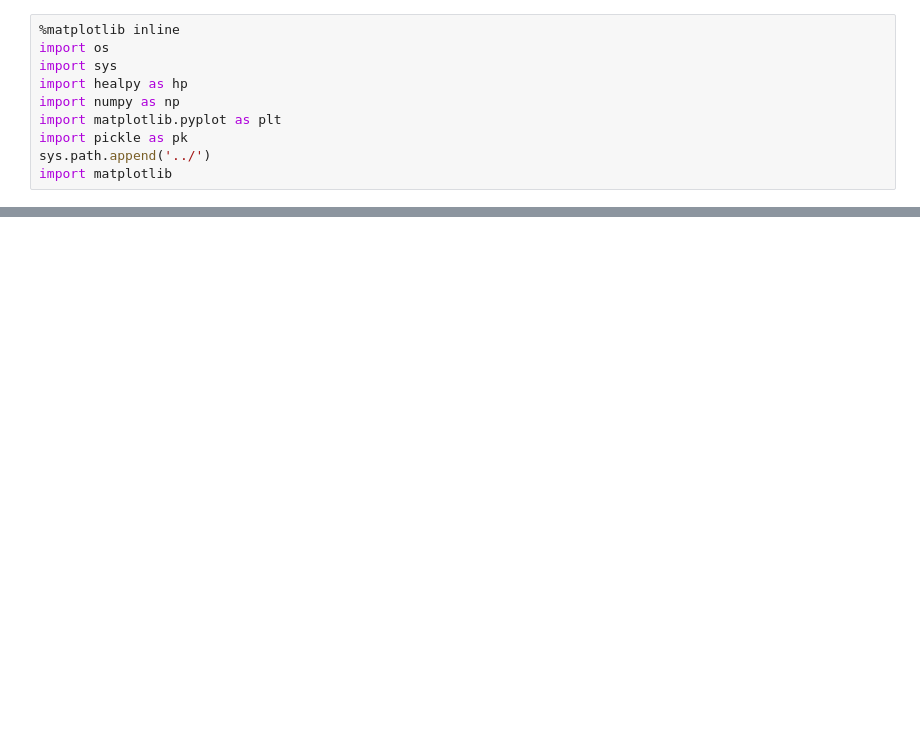
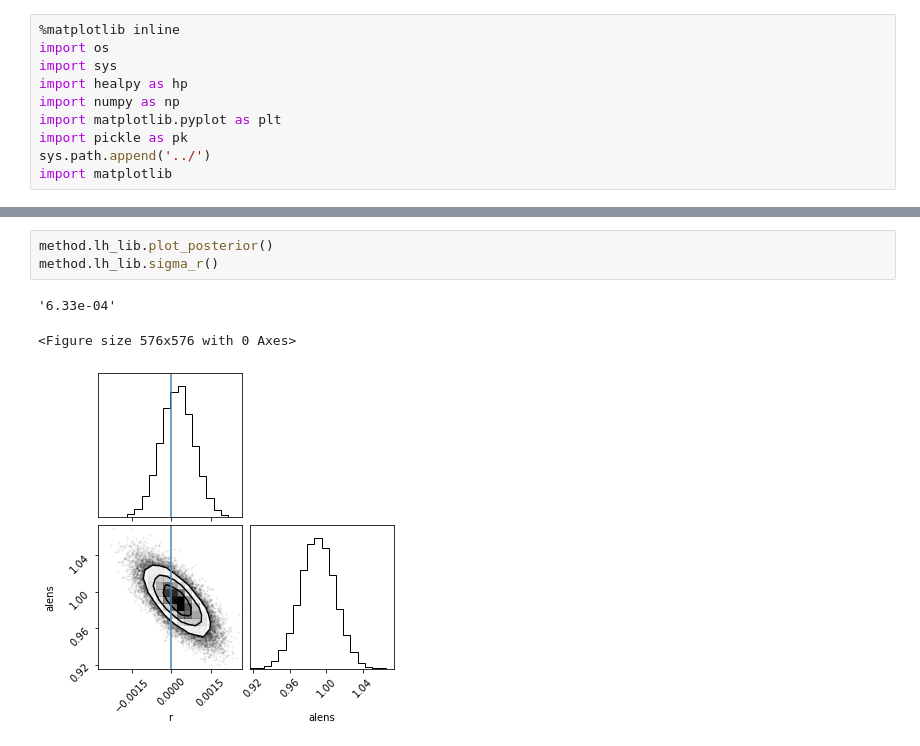
Before and after one commit to antolonappan/s4bird, a Jupyter notebook: Notebooks/Delensing.ipynb, the cells around one changed output, grey strips where cells are left out. Drawn from its saved outputs; the diff is of its cells as text; blank space fills up the shorter version.

```diff
--- a/Notebooks/Delensing.ipynb
+++ b/Notebooks/Delensing.ipynb
@@ -104,0 +37,7 @@ method.eff_lib.plot_spectrum_difference(700,savefig=True,filename='plots/spectra
+# %%
+method.lh_lib.plot_posterior()
+method.lh_lib.sigma_r()
+# %% [output]
+'6.33e-04'
+<Figure size 576x576 with 0 Axes>
+[figure, added]
```
Also changed, not shown: parts of 22 cells of this notebook, 10 other files.
